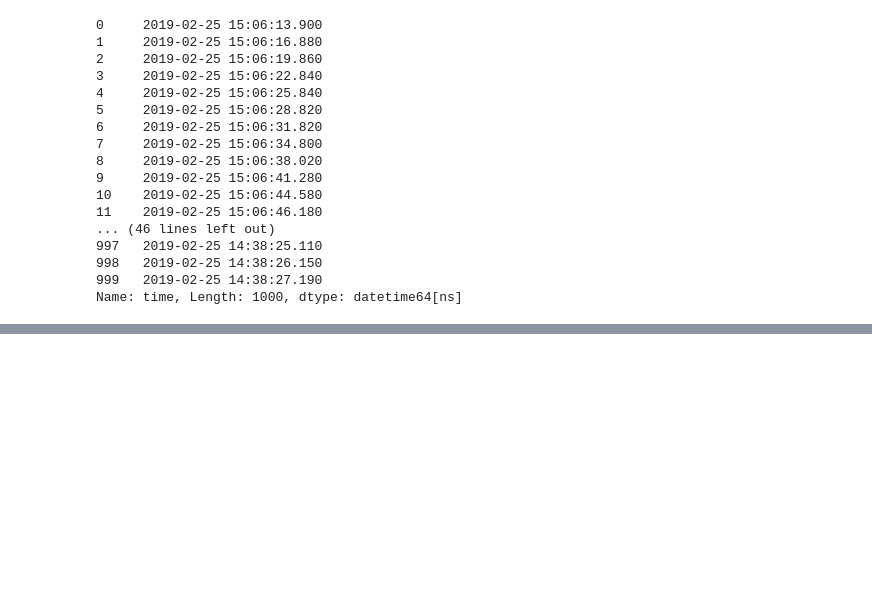
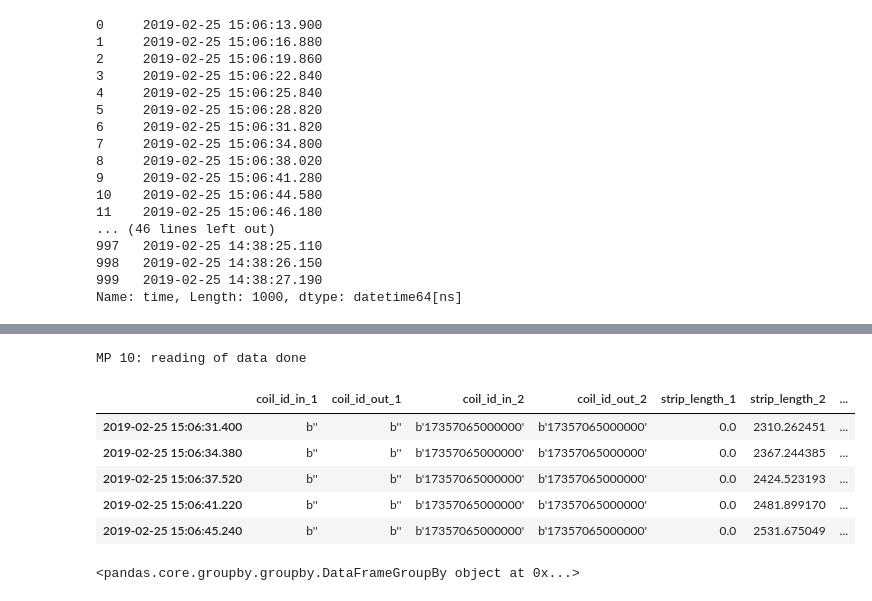
Before and after one commit to mrmanishprasadroy/Dash_Monitoring_Tool, a Jupyter notebook: NoteBook/MontoringTool.ipynb, the cells around one changed output, grey strips where cells are left out. Saved outputs shown, nothing was run; the diff lists cells and outputs as text; code cells hidden in the pictures; blank space fills up the shorter version.

```diff
--- a/NoteBook/MontoringTool.ipynb
+++ b/NoteBook/MontoringTool.ipynb
@@ -142,0 +184,54 @@ data = [trace]
+# %%
+read_data()
+# %% [output]
+MP 10: reading of data done
+# %%
+df_MP10 = pd.DataFrame()
+
+    # create DataFrame for MP10 ----------------------------------------------
+
+ti_MP10 = [datetime(x['TmSegStart'][0], x['TmSegStart'][1], x['TmSegStart'][2],
+                    x['TmSegStart'][3], x['TmSegStart'][4], x['TmSegStart'][5], x['TmSegStart'][6] * 1000) for x in
+           allTelegram_MP10]
+
+coil_id_in_1 = allTelegram_MP10['CoilIdInOnCoiler'][:, 0]
+coil_id_in_2 = allTelegram_MP10['CoilIdInOnCoiler'][:, 1]
+
+coil_id_out_1 = allTelegram_MP10['CoilIdOutOnCoiler'][:, 0]
+coil_id_out_2 = allTelegram_MP10['CoilIdOutOnCoiler'][:, 1]
+
+strip_length_1 = allTelegram_MP10['StripLengthCoiler'][:, 0]
+strip_length_2 = allTelegram_MP10['StripLengthCoiler'][:, 1]
+
+coiler_in_use = allTelegram_MP10['CoilerInUse']
+
+data = {'coil_id_in_1': coil_id_in_1,
+        'coil_id_out_1': coil_id_out_1,
+        'coil_id_in_2': coil_id_in_2,
+        'coil_id_out_2': coil_id_out_2,
+        'strip_length_1': strip_length_1,
+        'strip_length_2': strip_length_2,
+        'coiler_in_use': coiler_in_use}
+
+cols = ['coil_id_in_1',
+        'coil_id_out_1',
+        'coil_id_in_2',
+        'coil_id_out_2',
+        'strip_length_1',
+        'strip_length_2',
+        'coiler_in_use']
+
+df_MP10 = pd.DataFrame(data, columns=cols, index=ti_MP10)
+# %%
+df_MP10.tail()
+# %% [output]
+|  | coil_id_in_1 | coil_id_out_1 | coil_id_in_2 | coil_id_out_2 | strip_length_1 | strip_length_2 | ... |
+| 2019-02-25 15:06:31.400 | b'' | b'' | b'17357065000000' | b'17357065000000' | 0.0 | 2310.262451 | ... |
+| 2019-02-25 15:06:34.380 | b'' | b'' | b'17357065000000' | b'17357065000000' | 0.0 | 2367.244385 | ... |
+| 2019-02-25 15:06:37.520 | b'' | b'' | b'17357065000000' | b'17357065000000' | 0.0 | 2424.523193 | ... |
+| 2019-02-25 15:06:41.220 | b'' | b'' | b'17357065000000' | b'17357065000000' | 0.0 | 2481.899170 | ... |
+| 2019-02-25 15:06:45.240 | b'' | b'' | b'17357065000000' | b'17357065000000' | 0.0 | 2531.675049 | ... |
+# %%
+coilid1 =  df_MP10.groupby(['coil_id_in_1','coil_id_out_1'])
+# %% [output]
+<pandas.core.groupby.groupby.DataFrameGroupBy object at 0x...>
```
Also changed, not shown: parts of 5 cells of this notebook, 7 other files.
